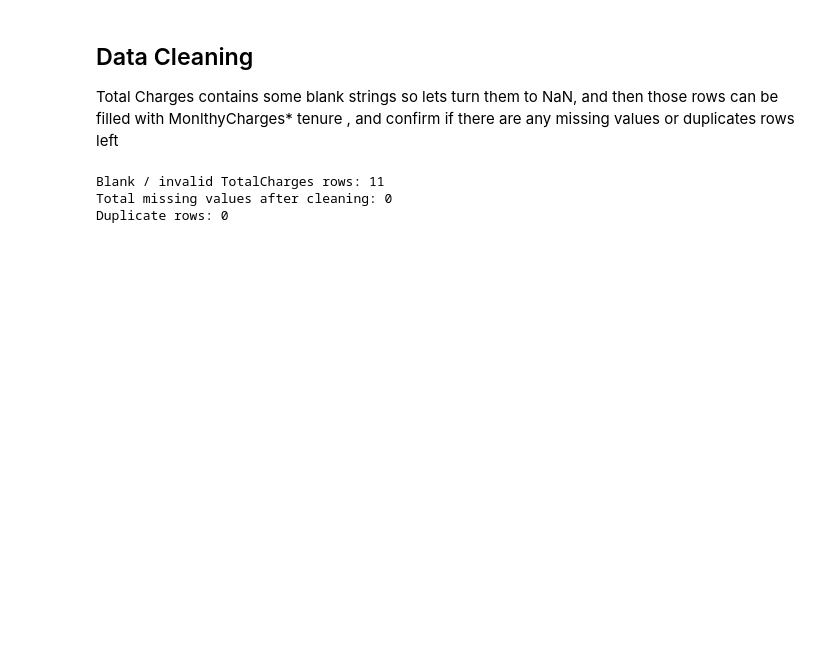
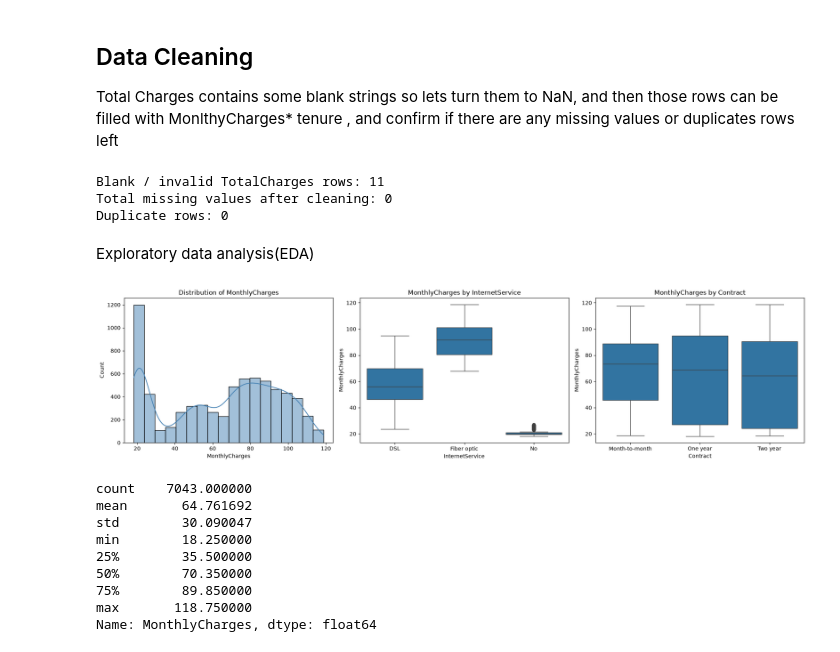
Before and after one commit to anojpradhan/learningDS, a Jupyter notebook: 01_linear_regression.ipynb, the cells around one changed output. Drawn from its saved outputs; the diff is of its cells as text; code cells hidden in the pictures; blank space fills up the shorter version.

```diff
--- a/01_linear_regression.ipynb
+++ b/01_linear_regression.ipynb
@@ -120,3 +120,28 @@ print("Duplicate rows:", int(df.duplicated().sum()))
 Blank / invalid TotalCharges rows: 11
 Total missing values after cleaning: 0
 Duplicate rows: 0
+# %% [markdown]
+Exploratory data analysis(EDA)
+# %%
+fig, axes = plt.subplots(1, 3, figsize=(19, 4.8))
+sns.histplot(df['MonthlyCharges'], kde=True, ax=axes[0], color="steelblue")
+axes[0].set_title("Distribution of MonthlyCharges")
+sns.boxplot(data=df, x="InternetService", y='MonthlyCharges', ax=axes[1])
+axes[1].set_title("MonthlyCharges by InternetService")
+sns.boxplot(data=df, x="Contract", y='MonthlyCharges', ax=axes[2])
+axes[2].set_title("MonthlyCharges by Contract")
+plt.tight_layout()
+plt.show()
+
+print(df['MonthlyCharges'].describe())
+# %% [output]
+[figure, added]
+count    7043.000000
+mean       64.761692
+std        30.090047
+min        18.250000
+25%        35.500000
+50%        70.350000
+75%        89.850000
+max       118.750000
+Name: MonthlyCharges, dtype: float64
```
Also changed, not shown: parts of 2 cells of this notebook.
